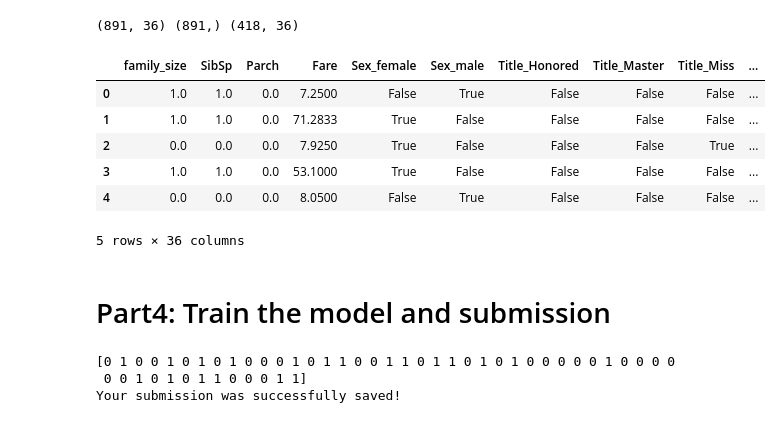
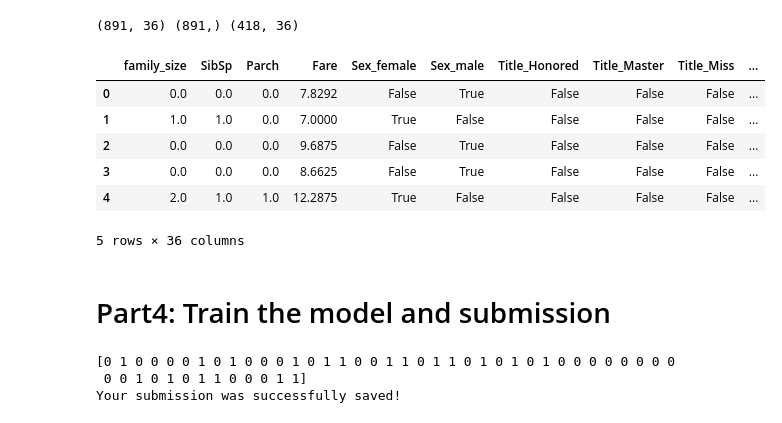
Before and after one commit to wlyszshahe/Kaggle-Project, a Jupyter notebook: titanic.ipynb, the cells around one changed output. Saved outputs shown, nothing was run; the diff lists cells and outputs as text; code cells hidden in the pictures.

```diff
--- a/titanic.ipynb
+++ b/titanic.ipynb
@@ -375,30 +375,30 @@ print(X_train.shape, y_train.shape, X_test.shape)
 # %%
 # Encoding categorical variables
 # Assuming categorical features are ['feature1', 'feature2', ...]
 for col in X_train.select_dtypes(include=['object']).columns:
     X_train[col] = LabelEncoder().fit_transform(X_train[col])
 
 for col in X_test.select_dtypes(include=['object']).columns:
     X_test[col] = LabelEncoder().fit_transform(X_test[col])
 
-X_train.head()
+X_test.head()
 # %% [output]
 |  | family_size | SibSp | Parch | Fare | Sex_female | Sex_male | Title_Honored | Title_Master | Title_Miss | ... |
-| 0 | 1.0 | 1.0 | 0.0 | 7.2500 | False | True | False | False | False | ... |
-| 1 | 1.0 | 1.0 | 0.0 | 71.2833 | True | False | False | False | False | ... |
-| 2 | 0.0 | 0.0 | 0.0 | 7.9250 | True | False | False | False | True | ... |
-| 3 | 1.0 | 1.0 | 0.0 | 53.1000 | True | False | False | False | False | ... |
-| 4 | 0.0 | 0.0 | 0.0 | 8.0500 | False | True | False | False | False | ... |
+| 0 | 0.0 | 0.0 | 0.0 | 7.8292 | False | True | False | False | False | ... |
+| 1 | 1.0 | 1.0 | 0.0 | 7.0000 | True | False | False | False | False | ... |
+| 2 | 0.0 | 0.0 | 0.0 | 9.6875 | False | True | False | False | False | ... |
+| 3 | 0.0 | 0.0 | 0.0 | 8.6625 | False | True | False | False | False | ... |
+| 4 | 2.0 | 1.0 | 1.0 | 12.2875 | True | False | False | False | False | ... |
 5 rows × 36 columns
 # %% [markdown]
 # Part4: Train the model and submission
 # %%
 # Creating DMatrix for XGBoost
 
-train = xgb.DMatrix(X_train, label=y_train)
-test = xgb.DMatrix(X_test)
+#train = xgb.DMatrix(X_train, label=y_train)
+#test = xgb.DMatrix(X_test)
 
-xgb_model = XGBClassifier(max_depth=4, learning_rate=0.05, n_estimators=140)
+xgb_model = XGBClassifier(max_depth=4, learning_rate=0.15, booster='gbtree', objective='binary:logistic', n_estimators=210)
 xgb_model.fit(X_train, y_train)
 predictions = xgb_model.predict(X_test)
 
@@ -408,6 +408,6 @@ output = pd.DataFrame({'PassengerId': test_data.PassengerId, 'Survived': predict
 output.to_csv('submission.csv', index=False)
 print("Your submission was successfully saved!")
 # %% [output]
-[0 1 0 0 1 0 1 0 1 0 0 0 1 0 1 1 0 0 1 1 0 1 1 0 1 0 1 0 0 0 0 0 1 0 0 0 0
+[0 1 0 0 0 0 1 0 1 0 0 0 1 0 1 1 0 0 1 1 0 1 1 0 1 0 1 0 1 0 0 0 0 0 0 0 0
  0 0 1 0 1 0 1 1 0 0 0 1 1]
 Your submission was successfully saved!
```
